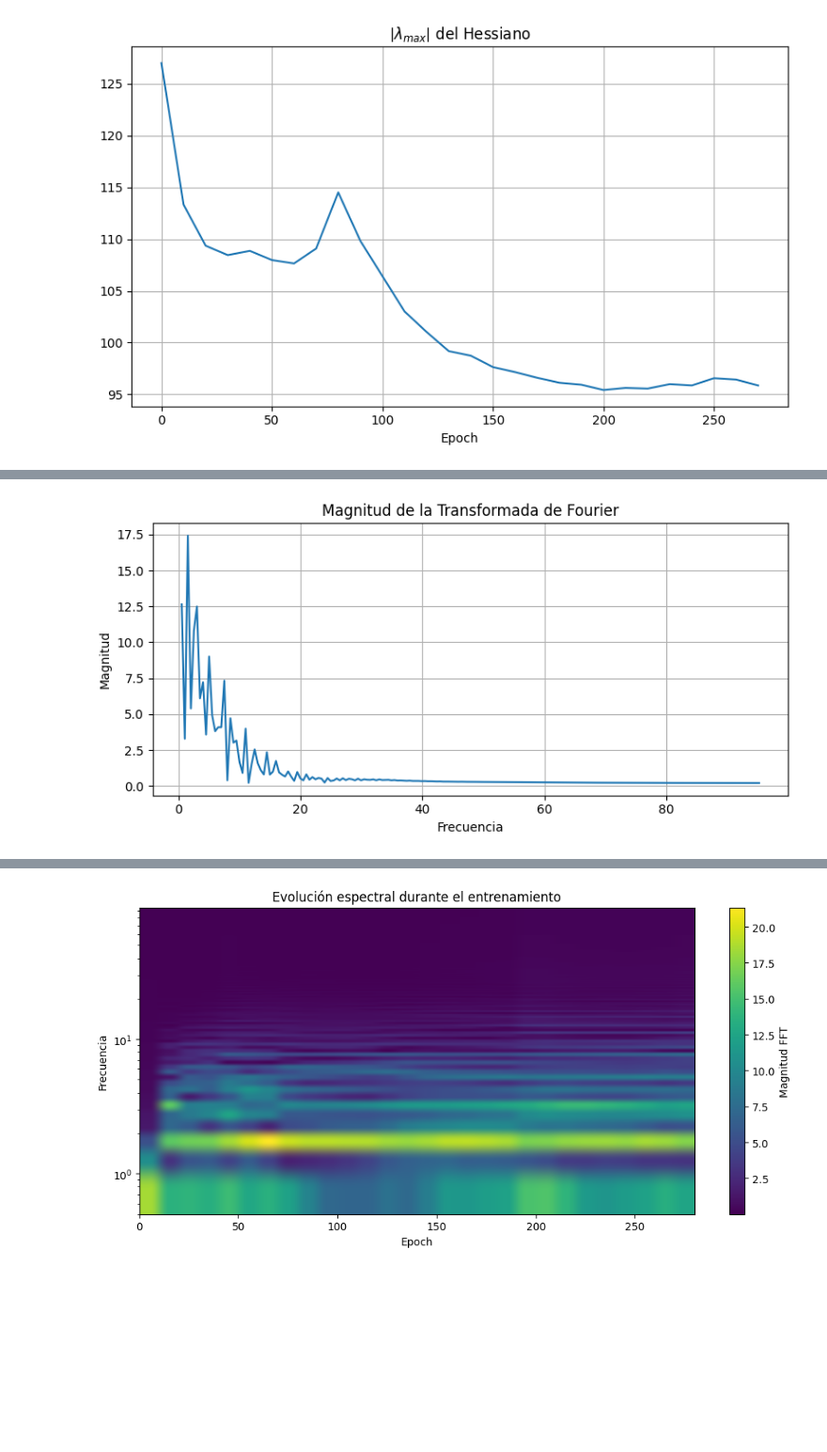
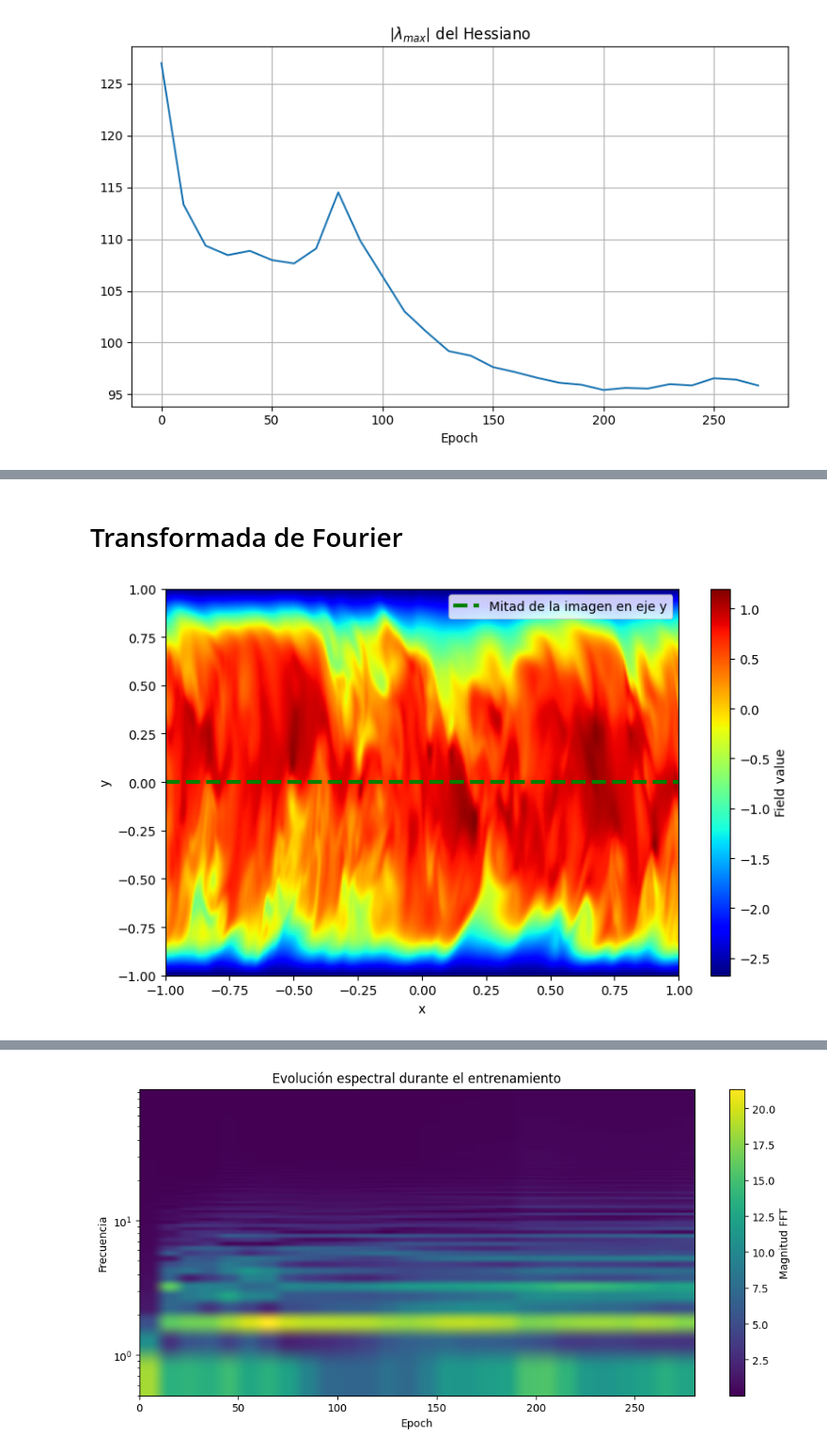
Before and after one commit to vms10/tp_optimizacion, a Jupyter notebook: prueba_funcion_entrenamiento.ipynb, the cells around one changed output, grey strips where cells are left out. Shown at 94% size. Cells and saved outputs as stored; diff of their text form; code cells hidden in the pictures; blank space fills up the shorter version.

```diff
--- a/prueba_funcion_entrenamiento.ipynb
+++ b/prueba_funcion_entrenamiento.ipynb
@@ -487,30 +449,28 @@ plt.show()
-# %%
-import matplotlib.pyplot as plt
-import jax.numpy as jnp
-
-# Aplanar y ordenar por x (por si no están ordenados)
-result= batched_predict(results["params"], xx_filt)
-sorted_idx = jnp.argsort(xx_filt[:, 0])
-x_vals = xx_filt[:, 0][sorted_idx]
-pred_vals = result.flatten()[sorted_idx]  # resultado de la red neuronal
-
-
-# Calcular la FFT
-fft_vals = jnp.fft.fft(pred_vals)
-freqs = jnp.fft.fftfreq(len(pred_vals), d=(x_vals[1] - x_vals[0]))
-
-# Magnitud de la FFT
-fft_magnitude = jnp.abs(fft_vals)
-
-# Graficar (sólo frecuencias positivas)
-mask = freqs > 0
-plt.figure(figsize=(8, 4))
-plt.plot(freqs[mask], fft_magnitude[mask])
-plt.title("Magnitud de la Transformada de Fourier")
-plt.xlabel("Frecuencia")
-plt.ylabel("Magnitud")
-plt.grid(True)
-plt.tight_layout()
-plt.show()
-# %% [output]
-[figure, removed]
+# %% [markdown]
+# Transformada de Fourier
+# %%
+# Load data
+field = jnp.load("field.npy")
+field = field - field.mean()
+field = field / field.std()
+field = jnp.array(field, dtype=jnp.float32)
+nx, ny = field.shape
+xx = jnp.linspace(-1, 1, nx)
+yy = jnp.linspace(-1, 1, ny)
+xx, yy = jnp.meshgrid(xx, yy, indexing="ij")
+xx = jnp.concatenate([xx.reshape(-1, 1), yy.reshape(-1, 1)], axis=1)
+ff = field.reshape(-1, 1)
+# %%
+plt.figure(figsize=(8, 5))
+plt.imshow(ff.reshape((nx, ny)).T, origin='lower', cmap='jet', extent=[-1, 1, -1, 1], aspect='auto')
+plt.axhline(y=0, color='green', linestyle='--', label=f'Mitad de la imagen en eje y', lw=3)
+plt.colorbar(label='Field value')
+#plt.title(f"Original")
+#plt.title("Campo con línea horizontal en el centro")
+plt.xlabel("x")
+plt.ylabel("y")
+plt.legend()
+plt.tight_layout()
+plt.show()
+# %% [output]
+[figure, added]
```
Also changed, not shown: parts of 25 cells of this notebook.
